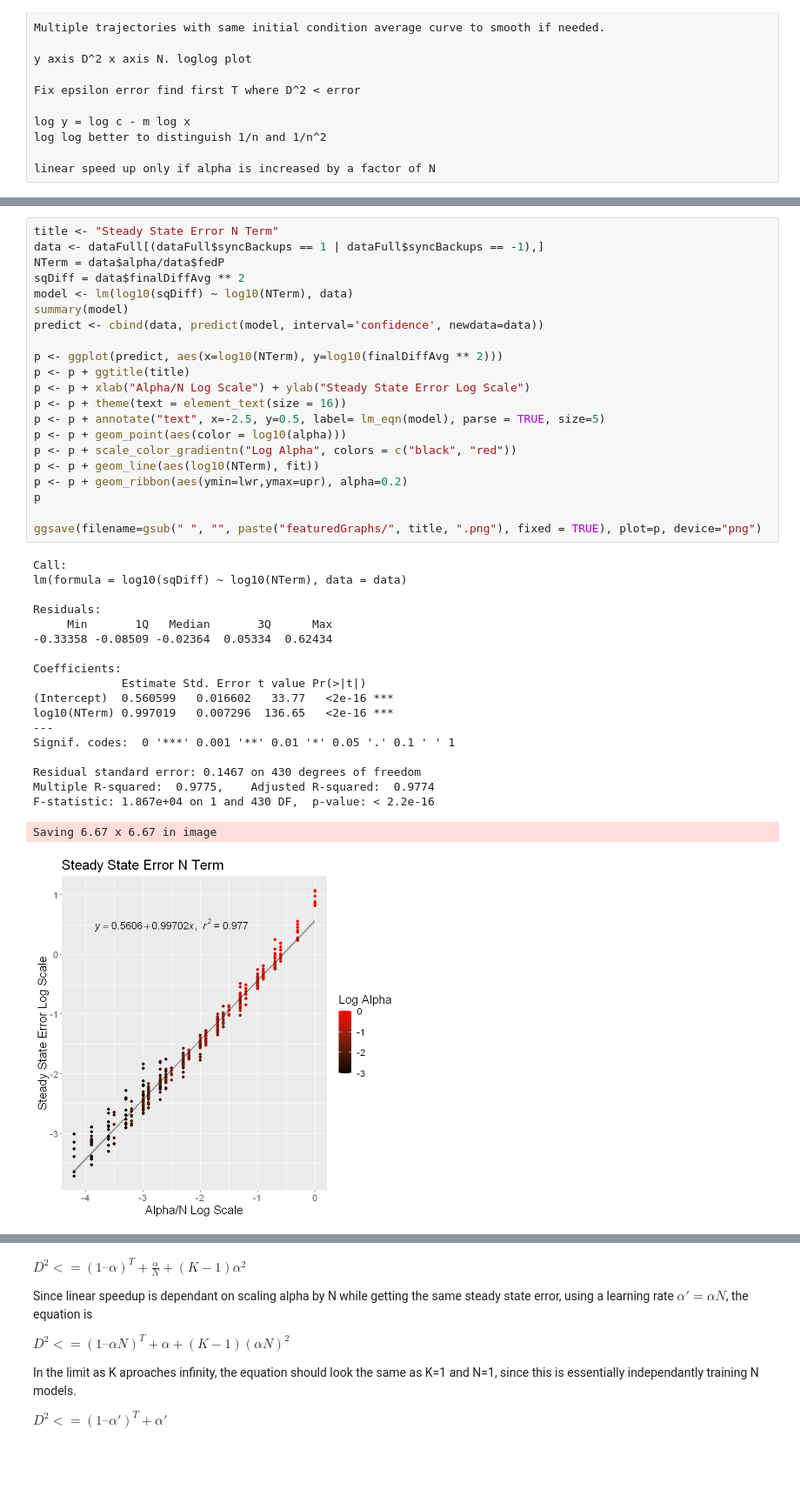
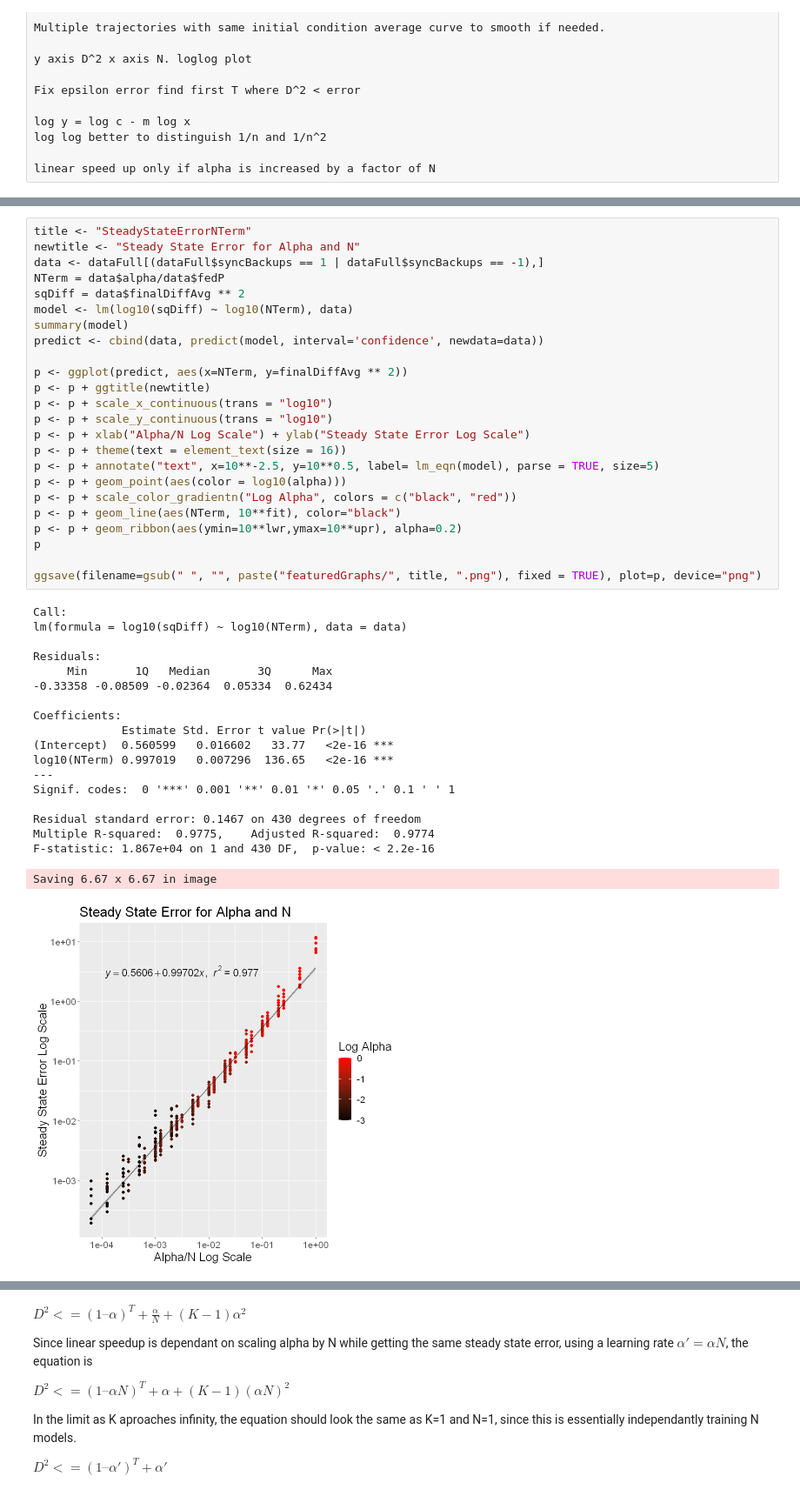
Before and after one commit to MichaelEinhorn/FederatedRL, a Jupyter notebook: graphingR.ipynb, the cells around one changed output, grey strips where cells are left out. Shown at 87% size. Drawn from its saved outputs; the diff is of its cells as text; blank space fills up the shorter version.

```diff
--- a/graphingR.ipynb
+++ b/graphingR.ipynb
@@ -174,44 +180,47 @@ F-statistic:  9335 on 2 and 429 DF,  p-value: < 2.2e-16
 # %%
-title <- "Steady State Error N Term"
+title <- "SteadyStateErrorNTerm"
+newtitle <- "Steady State Error for Alpha and N"
 data <- dataFull[(dataFull$syncBackups == 1 | dataFull$syncBackups == -1),]
 NTerm = data$alpha/data$fedP
 sqDiff = data$finalDiffAvg ** 2
 model <- lm(log10(sqDiff) ~ log10(NTerm), data)
 summary(model)
 predict <- cbind(data, predict(model, interval='confidence', newdata=data))
 
-p <- ggplot(predict, aes(x=log10(NTerm), y=log10(finalDiffAvg ** 2)))
-p <- p + ggtitle(title)
+p <- ggplot(predict, aes(x=NTerm, y=finalDiffAvg ** 2))
+p <- p + ggtitle(newtitle)
+p <- p + scale_x_continuous(trans = "log10")
+p <- p + scale_y_continuous(trans = "log10")
 p <- p + xlab("Alpha/N Log Scale") + ylab("Steady State Error Log Scale")
 p <- p + theme(text = element_text(size = 16))
-p <- p + annotate("text", x=-2.5, y=0.5, label= lm_eqn(model), parse = TRUE, size=5)
+p <- p + annotate("text", x=10**-2.5, y=10**0.5, label= lm_eqn(model), parse = TRUE, size=5)
 p <- p + geom_point(aes(color = log10(alpha)))
 p <- p + scale_color_gradientn("Log Alpha", colors = c("black", "red"))
-p <- p + geom_line(aes(log10(NTerm), fit))
-p <- p + geom_ribbon(aes(ymin=lwr,ymax=upr), alpha=0.2)
+p <- p + geom_line(aes(NTerm, 10**fit), color="black")
+p <- p + geom_ribbon(aes(ymin=10**lwr,ymax=10**upr), alpha=0.2)
 p
 
 ggsave(filename=gsub(" ", "", paste("featuredGraphs/", title, ".png"), fixed = TRUE), plot=p, device="png")
 # %% [output]
 Call:
 lm(formula = log10(sqDiff) ~ log10(NTerm), data = data)
 
 Residuals:
      Min       1Q   Median       3Q      Max
 -0.33358 -0.08509 -0.02364  0.05334  0.62434
 
 Coefficients:
              Estimate Std. Error t value Pr(>|t|)
 (Intercept)  0.560599   0.016602   33.77   <2e-16 ***
 log10(NTerm) 0.997019   0.007296  136.65   <2e-16 ***
 ---
 Signif. codes:  0 '***' 0.001 '**' 0.01 '*' 0.05 '.' 0.1 ' ' 1
 
 Residual standard error: 0.1467 on 430 degrees of freedom
 Multiple R-squared:  0.9775,    Adjusted R-squared:  0.9774
 F-statistic: 1.867e+04 on 1 and 430 DF,  p-value: < 2.2e-16
 Saving 6.67 x 6.67 in image
-[figure, old version]
+[figure, new version]
 # %%
 title <- "Speedup for Fixed Alpha"
 data <- dataFull[(dataFull$syncBackups == 1 | dataFull$syncBackups == -1) & dataFull$threshDiff ** 2 <= 0.1 & dataFull$alpha == 0.002,]
```
Also changed, not shown: parts of 20 cells of this notebook, 2 other files.
